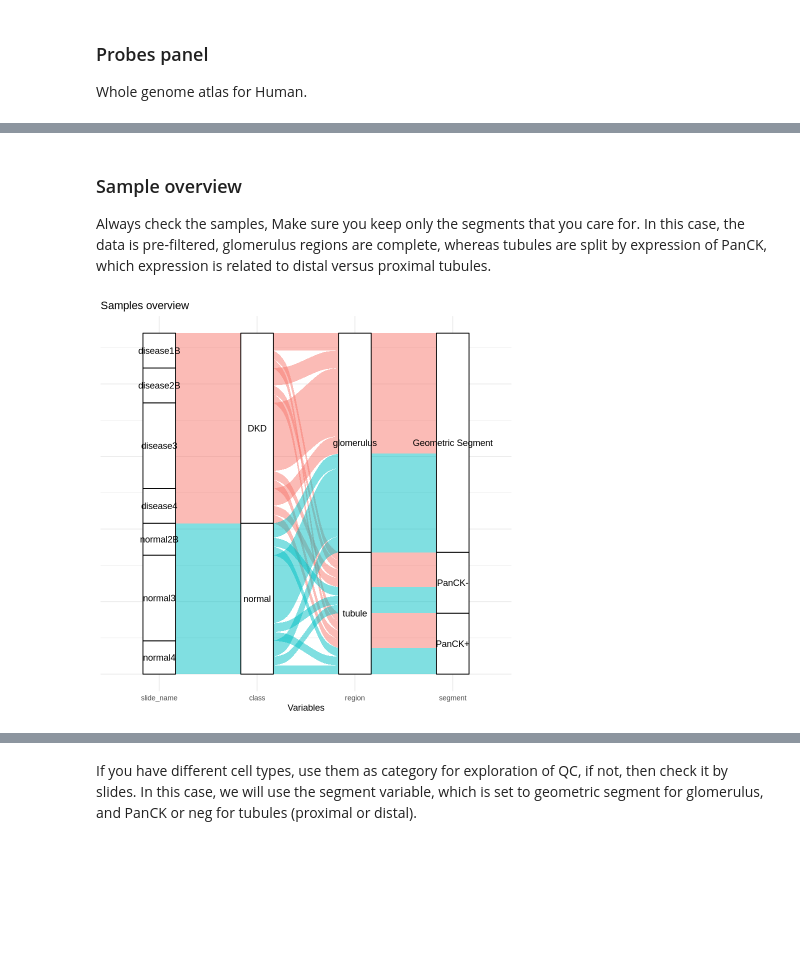
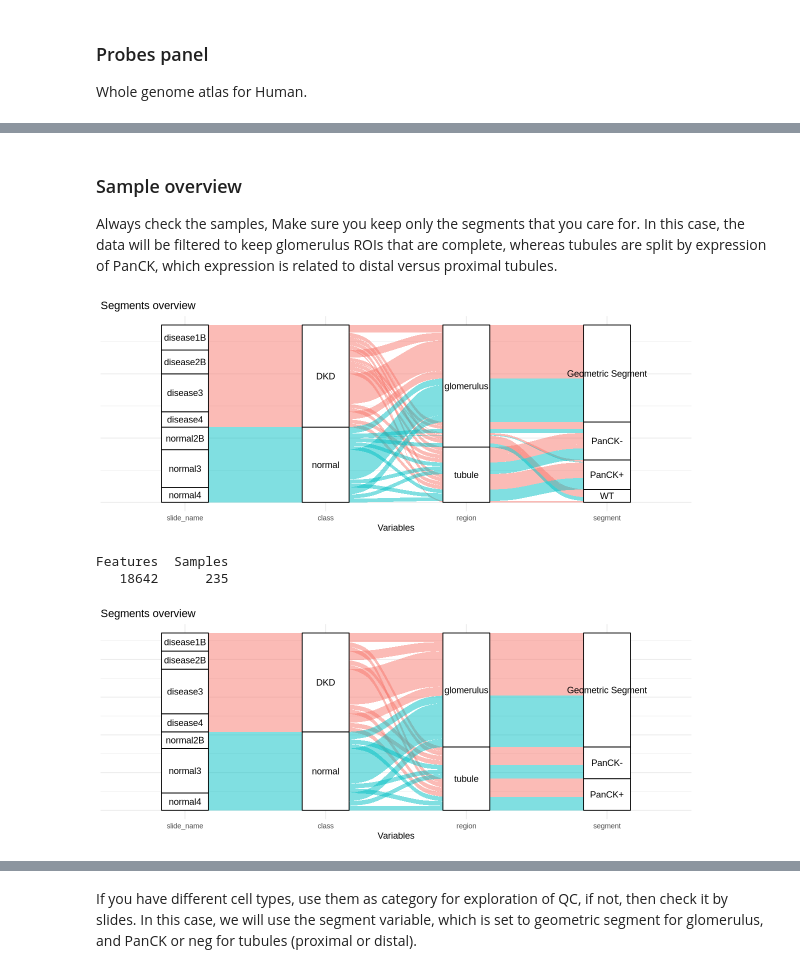
Before and after one commit to CRI-Biocore/Spatial_Transcriptomics_GeoMx_CosMx_2026, a Jupyter notebook: GeoMx/codes/1_geomx_setup_qc.ipynb, the cells around one changed output, grey strips where cells are left out. Saved outputs shown, nothing was run; the diff lists cells and outputs as text; code cells hidden in the pictures; blank space fills up the shorter version.

```diff
--- a/GeoMx/codes/1_geomx_setup_qc.ipynb
+++ b/GeoMx/codes/1_geomx_setup_qc.ipynb
@@ -219,20 +211,44 @@ Table: Data sets
 # %% [markdown]
 ### Sample overview
 
-Always check the samples, Make sure you keep only the segments that you care for. In this case, the data is pre-filtered, glomerulus regions are complete, whereas tubules are split by expression of PanCK, which expression is related to distal versus proximal tubules.
+Always check the samples, Make sure you keep only the segments that you care for. In this case, the data will be filtered to keep glomerulus ROIs that are complete, whereas tubules are split by expression of PanCK, which expression is related to distal versus proximal tubules.
 # %%
+options(repr.plot.width = 10, repr.plot.height = 4)
 library(ggalluvial)
 
-df = dplyr::count(pData(geomxdt), slide_name, class, region, segment)
+df = dplyr::count(pData(geomxdt), slide_name, class, region, segment) %>% filter(slide_name != 'No Template Control')
 
 ggplot(df, aes(axis1 = slide_name, axis2 = class, axis3 = region, axis4 = segment, y = n)) +
   geom_alluvium(aes(fill = class)) + geom_stratum() + theme_minimal() +
   scale_x_discrete(limits = c('slide_name', 'class', 'region', 'segment')) +
   theme(axis.text.y = element_blank(), legend.position = 'none') +
   geom_text(stat = "stratum", aes(label = after_stat(stratum))) +
-  labs(title = "Samples overview", x = 'Variables', y = NULL)
+  labs(title = "Segments overview", x = 'Variables', y = NULL)
 # %% [output]
-[figure, old version]
+[figure, new version]
+# %%
+ix = with( pData(geomxdt), (region == 'glomerulus' & segment == 'Geometric Segment') | (region == 'tubule' & grepl('PanCK', segment)))
+ix[is.na(ix)] <- FALSE
+
+geomxdt <- geomxdt[,ix]
+
+dim(geomxdt)
+# %% [output]
+Features  Samples
+   18642      235
+# %%
+options(repr.plot.width = 10, repr.plot.height = 4)
+
+df = dplyr::count(pData(geomxdt), slide_name, class, region, segment)
+
+ggplot(df, aes(axis1 = slide_name, axis2 = class, axis3 = region, axis4 = segment, y = n)) +
+  geom_alluvium(aes(fill = class)) + geom_stratum() + theme_minimal() +
+  scale_x_discrete(limits = c('slide_name', 'class', 'region', 'segment')) +
+  theme(axis.text.y = element_blank(), legend.position = 'none') +
+  geom_text(stat = "stratum", aes(label = after_stat(stratum))) +
+  labs(title = "Segments overview", x = 'Variables', y = NULL)
+# %% [output]
+[figure, added]
 # %% [markdown]
 ## QC & preprocessing
 
```
Also changed, not shown: parts of 33 cells of this notebook, 4 other files.
